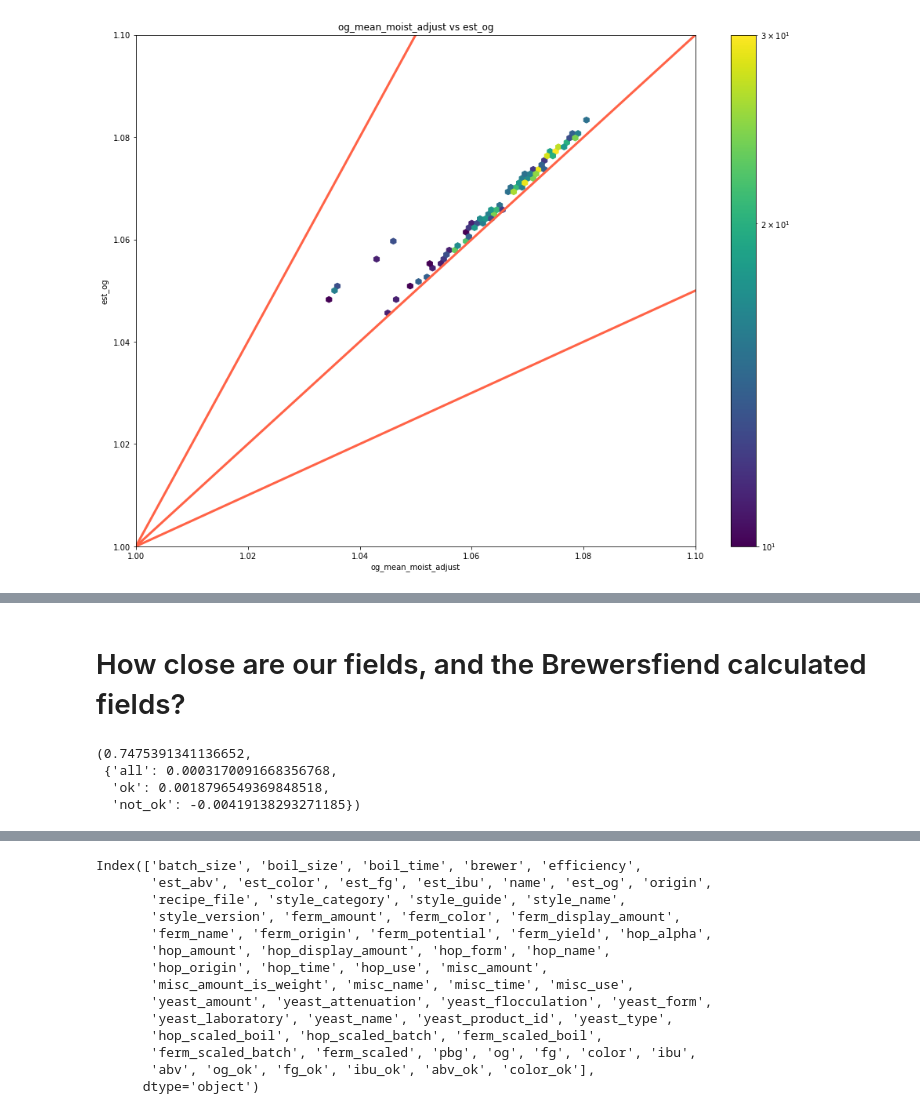
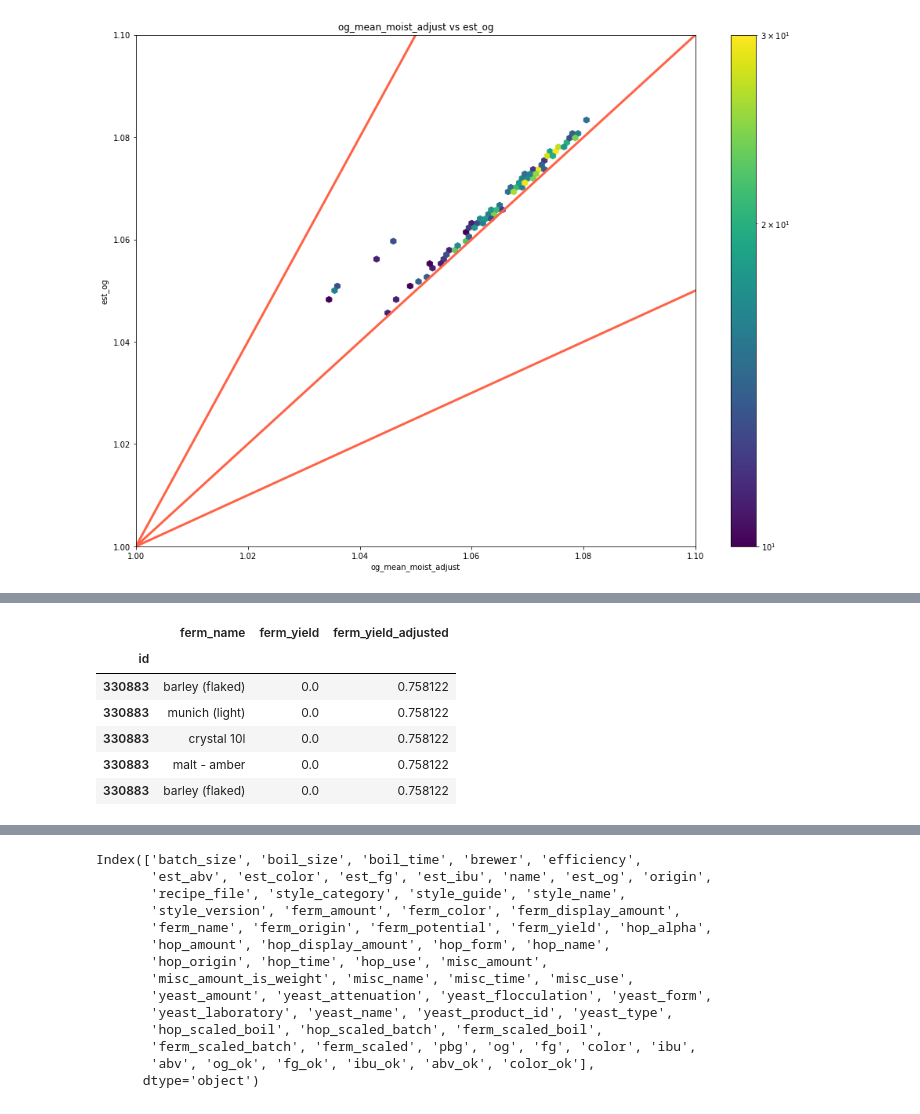
Before and after one commit to rmwoods/beer.ai, a Jupyter notebook: beer.ai/Utils_Troubleshooting.ipynb, the cells around one changed output, grey strips where cells are left out. Saved outputs shown, nothing was run; the diff lists cells and outputs as text; code cells hidden in the pictures.

```diff
--- a/beer.ai/Utils_Troubleshooting.ipynb
+++ b/beer.ai/Utils_Troubleshooting.ipynb
@@ -381,0 +357,13 @@ Which malts have ferm_yield equal to 0?
+# %%
+def gravity_wort_test_efficiency_adjust(df, efficiency_col, scale_volume="batch_size"):
+    """
+    TEST
+    """
+    ferm_scaled = scale_ferm(df, scale_volume)
+
+    # ferm_extract_yield
+    # Multiply by 100 to get from fraction to plato (which is percentage)
+    fey = ferm_scaled * df["ferm_yield"] * df[efficiency_col] * 0.96 * 100
+    return 1 + 0.004 * fey.groupby(fey.index).sum()
+# %%
+df["og_eff_adjusted"] = gravity_wort_test_efficiency_adjust(df, efficiency_col="eff_adjusted", scale_volume="batch_size")
@@ -382,3 +376,4 @@ Which malts have ferm_yield equal to 0?
 # %%
-df[df["ferm_yield"] == 0]["og_ok"].mean()
+ferm_yield_mean = df[df["ferm_yield"] != 0].groupby("ferm_type")["ferm_yield"].mean()
+ferm_yield_mean
 # %% [output]
@@ -426,9 +387,14 @@ df[(df["est_og"] - df["og_mean_moist_adjust"]) < -0.02].head(100)[recipe_trouble
-# %% [markdown]
-# How close are our fields, and the Brewersfiend calculated fields?
-# %%
-assess_quality(df["og"], df["est_og"])
-# %% [output]
-(0.7475391341136652,
- {'all': 0.0003170091668356768,
-  'ok': 0.0018796549369848518,
-  'not_ok': -0.00419138293271185})
+# %%
+bad_ferm_yield_ind = df[(df["ferm_yield"] == 0) & (df["ferm_name"] != "rice hulls")].index
+df["ferm_yield_adjusted"] = df["ferm_yield"]
+df.loc[bad_ferm_yield_ind, "ferm_yield_adjusted"] = df.loc[bad_ferm_yield_ind, "ferm_type"].map(ferm_yield_mean)
+# %%
+df[~df["ferm_name"].isna()].loc[bad_ferm_yield_ind][["ferm_name", "ferm_yield", "ferm_yield_adjusted"]].head(5)
+# %% [output]
+|  | ferm_name | ferm_yield | ferm_yield_adjusted |
+| id |  |  |  |
+| 330883 | barley (flaked) | 0.0 | 0.758122 |
+| 330883 | munich (light) | 0.0 | 0.758122 |
+| 330883 | crystal 10l | 0.0 | 0.758122 |
+| 330883 | malt - amber | 0.0 | 0.758122 |
+| 330883 | barley (flaked) | 0.0 | 0.758122 |
```
Also changed, not shown: parts of 34 cells of this notebook.
